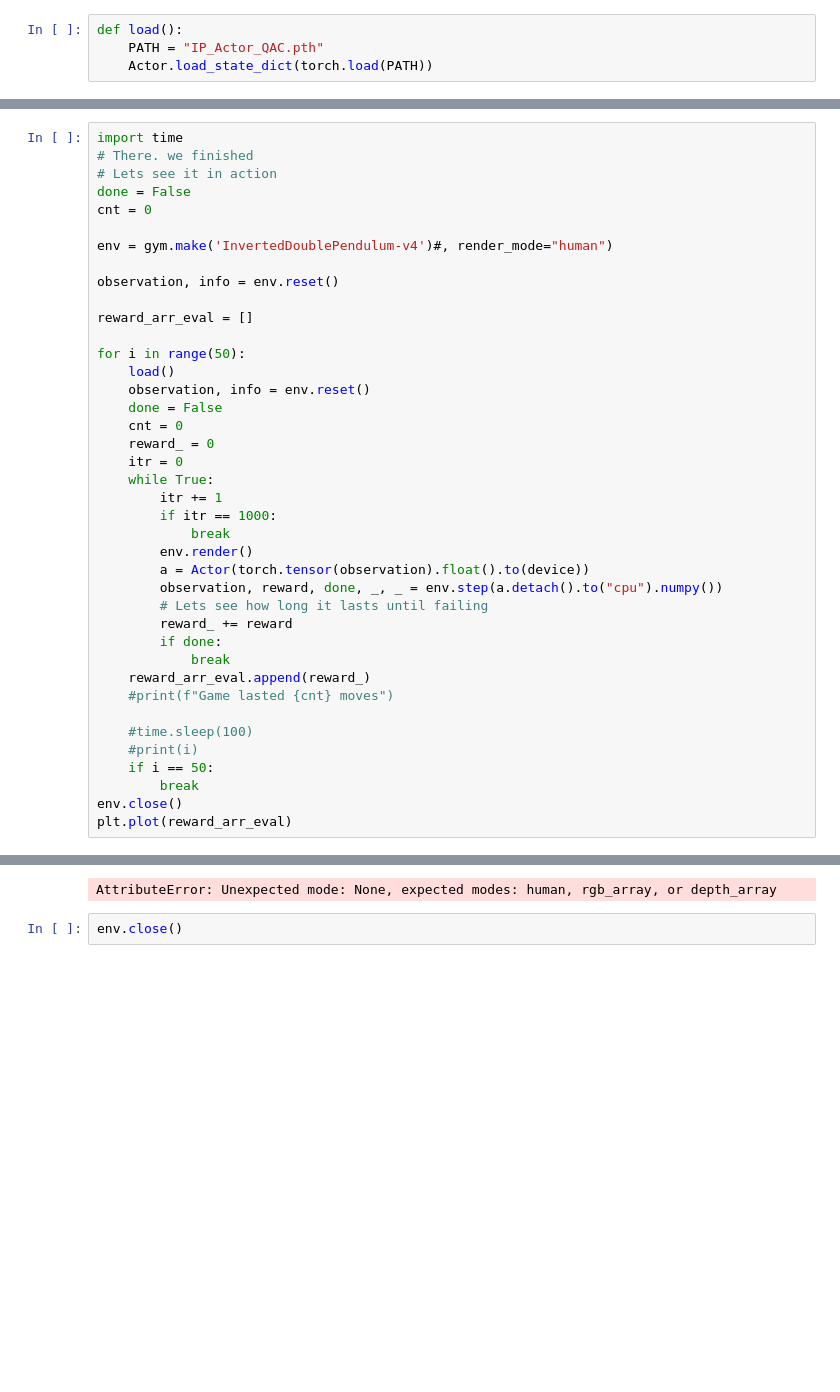
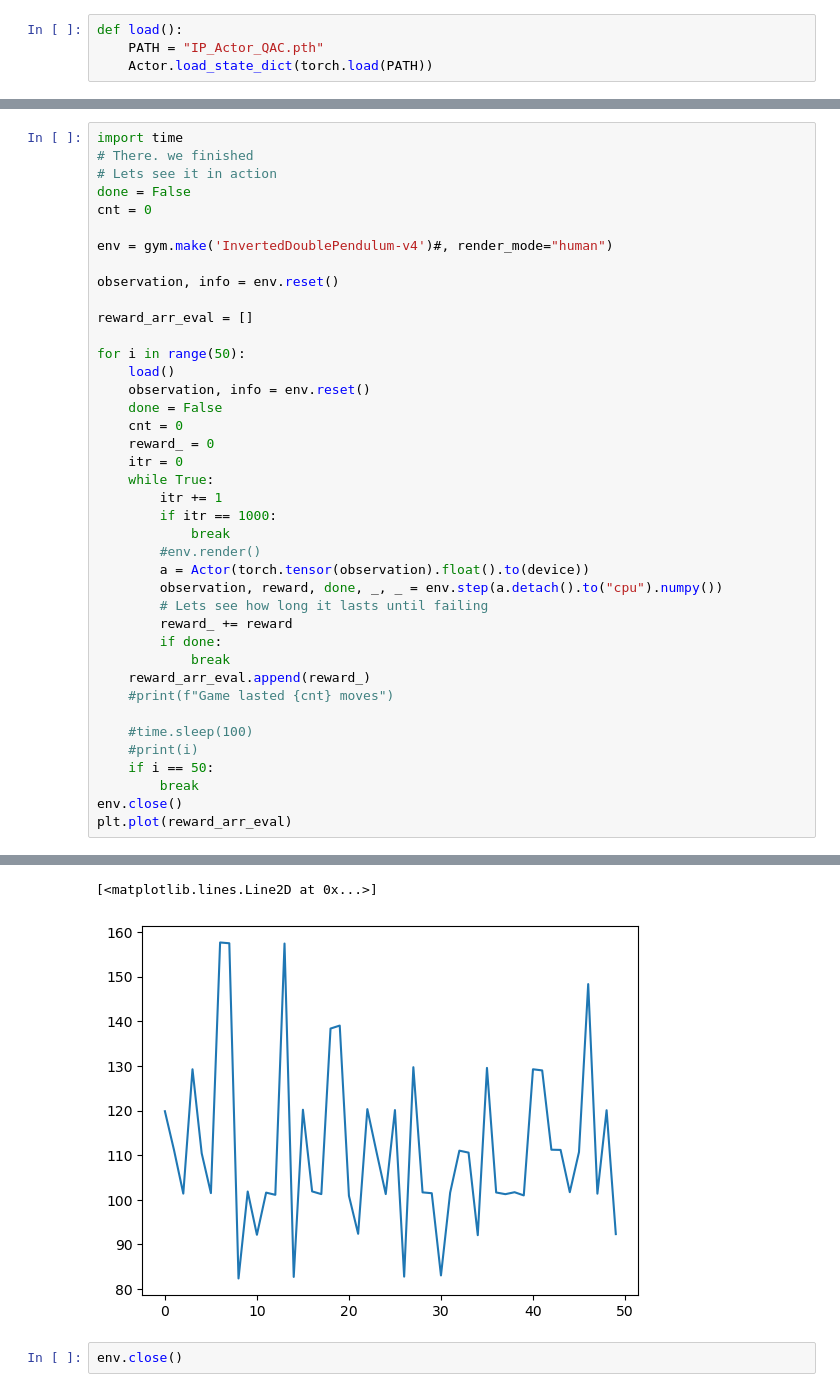
Before and after one commit to ninadkale98/Q-Actor-Critic-, a Jupyter notebook: thirdenv/evaluate.ipynb, the cells around one changed output, grey strips where cells are left out. Saved outputs shown, nothing was run; the diff lists cells and outputs as text; blank space fills up the shorter version.

```diff
--- a/thirdenv/evaluate.ipynb
+++ b/thirdenv/evaluate.ipynb
@@ -153,7 +154,7 @@ for i in range(50):
         itr += 1
         if itr == 1000:
             break
-        env.render()
+        #env.render()
         a = Actor(torch.tensor(observation).float().to(device))
         observation, reward, done, _, _ = env.step(a.detach().to("cpu").numpy())
         # Lets see how long it lasts until failing
@@ -180,4 +183,5 @@ Traceback (most recent call last):
 TypeError: _type_ must have storage info
-AttributeError: Unexpected mode: None, expected modes: human, rgb_array, or depth_array
+[<matplotlib.lines.Line2D at 0x...>]
+[figure, added]
 # %%
 env.close()
```
Also changed, not shown: parts of 2 cells of this notebook, 7 other files.
